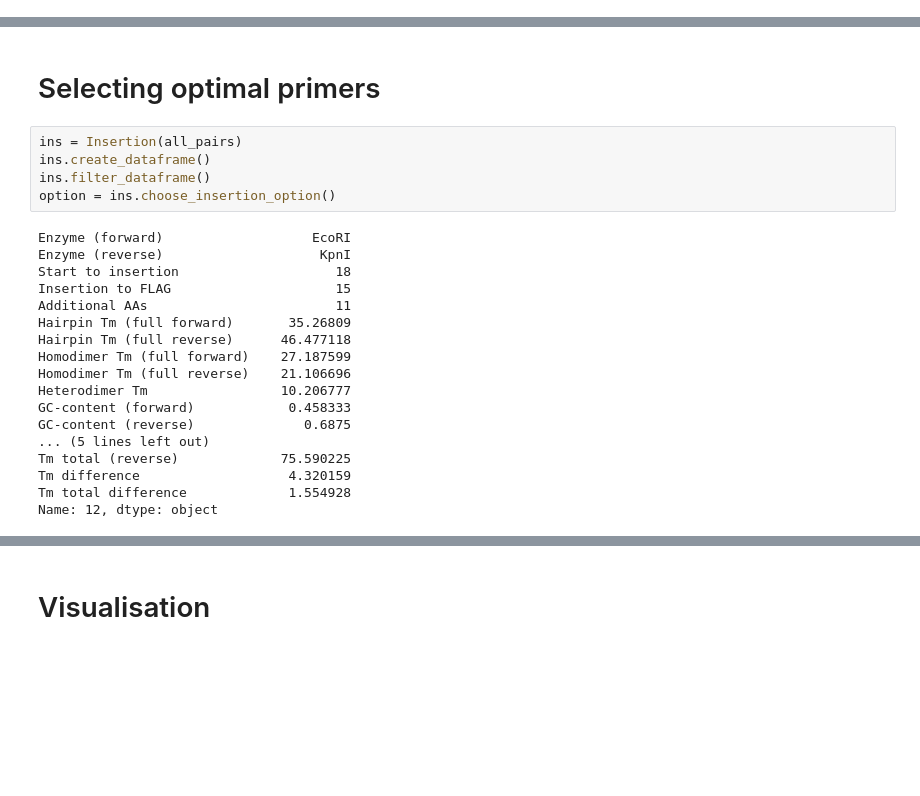
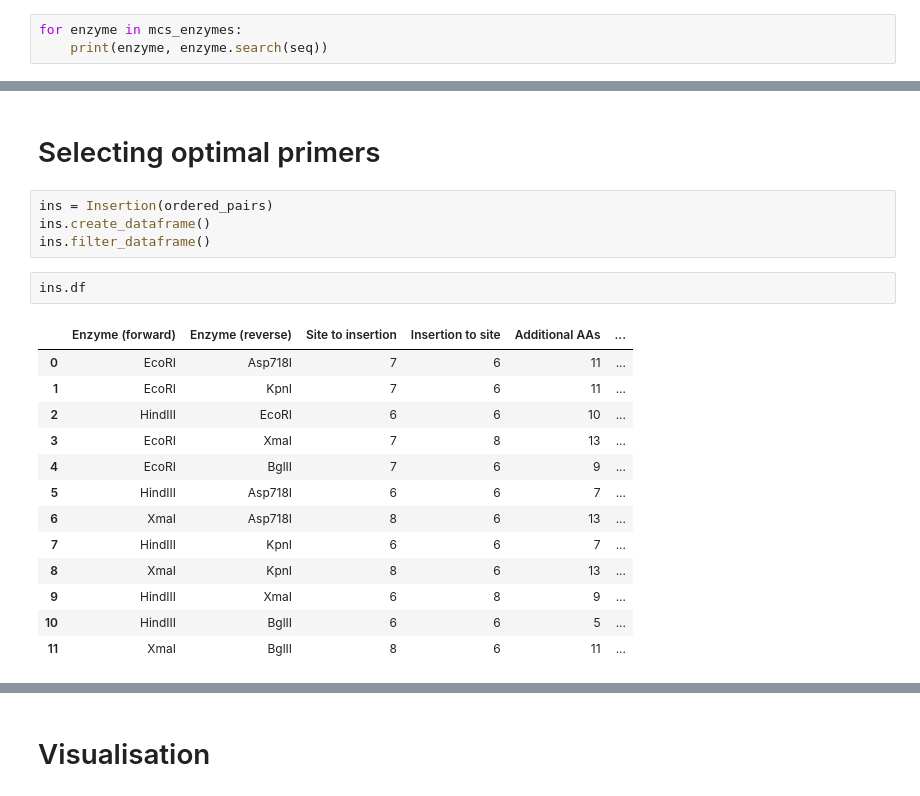
Before and after one commit to NBoyeva/pFLAG-CTC, a Jupyter notebook: final.ipynb, the cells around one changed output, grey strips where cells are left out. Saved outputs shown, nothing was run; the diff lists cells and outputs as text; blank space fills up the shorter version.

```diff
--- a/final.ipynb
+++ b/final.ipynb
@@ -39,3 +39,6 @@ padding = {
     SalI: [1, 2, 3, 4, 5]
 }
 padding_seq = Seq("GATCA")
+# %%
+for enzyme in mcs_enzymes:
+    print(enzyme, enzyme.search(seq))
@@ -271,25 +358,22 @@ all_pairs
 # %% [markdown]
 # Selecting optimal primers
 # %%
-ins = Insertion(all_pairs)
+ins = Insertion(ordered_pairs)
 ins.create_dataframe()
 ins.filter_dataframe()
-option = ins.choose_insertion_option()
-# %% [output]
-Enzyme (forward)                   EcoRI
-Enzyme (reverse)                    KpnI
-Start to insertion                    18
-Insertion to FLAG                     15
-Additional AAs                        11
-Hairpin Tm (full forward)       35.26809
-Hairpin Tm (full reverse)      46.477118
-Homodimer Tm (full forward)    27.187599
-Homodimer Tm (full reverse)    21.106696
-Heterodimer Tm                 10.206777
-GC-content (forward)            0.458333
-GC-content (reverse)              0.6875
-... (5 lines left out)
-Tm total (reverse)             75.590225
-Tm difference                   4.320159
-Tm total difference             1.554928
-Name: 12, dtype: object
+# %%
+ins.df
+# %% [output]
+|  | Enzyme (forward) | Enzyme (reverse) | Site to insertion | Insertion to site | Additional AAs | ... |
+| 0 | EcoRI | Asp718I | 7 | 6 | 11 | ... |
+| 1 | EcoRI | KpnI | 7 | 6 | 11 | ... |
+| 2 | HindIII | EcoRI | 6 | 6 | 10 | ... |
+| 3 | EcoRI | XmaI | 7 | 8 | 13 | ... |
+| 4 | EcoRI | BglII | 7 | 6 | 9 | ... |
+| 5 | HindIII | Asp718I | 6 | 6 | 7 | ... |
+| 6 | XmaI | Asp718I | 8 | 6 | 13 | ... |
+| 7 | HindIII | KpnI | 6 | 6 | 7 | ... |
+| 8 | XmaI | KpnI | 8 | 6 | 13 | ... |
+| 9 | HindIII | XmaI | 6 | 8 | 9 | ... |
+| 10 | HindIII | BglII | 6 | 6 | 5 | ... |
+| 11 | XmaI | BglII | 8 | 6 | 11 | ... |
```
Also changed, not shown: parts of 19 cells of this notebook.
